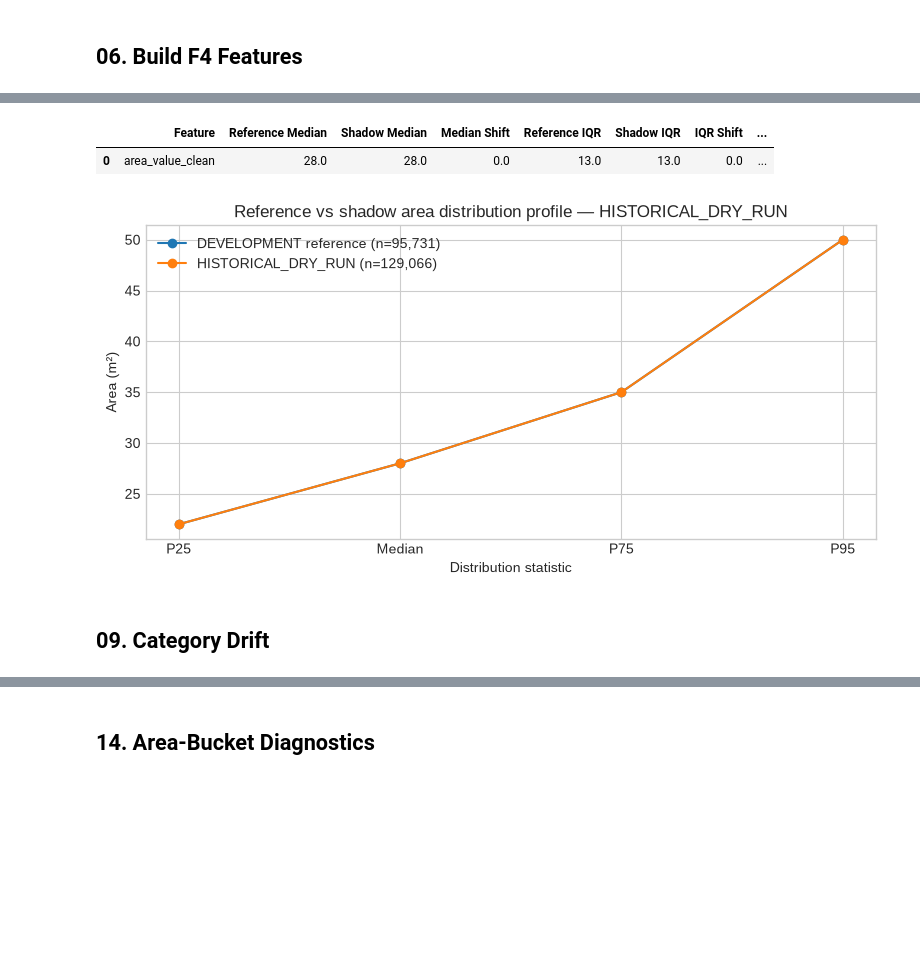
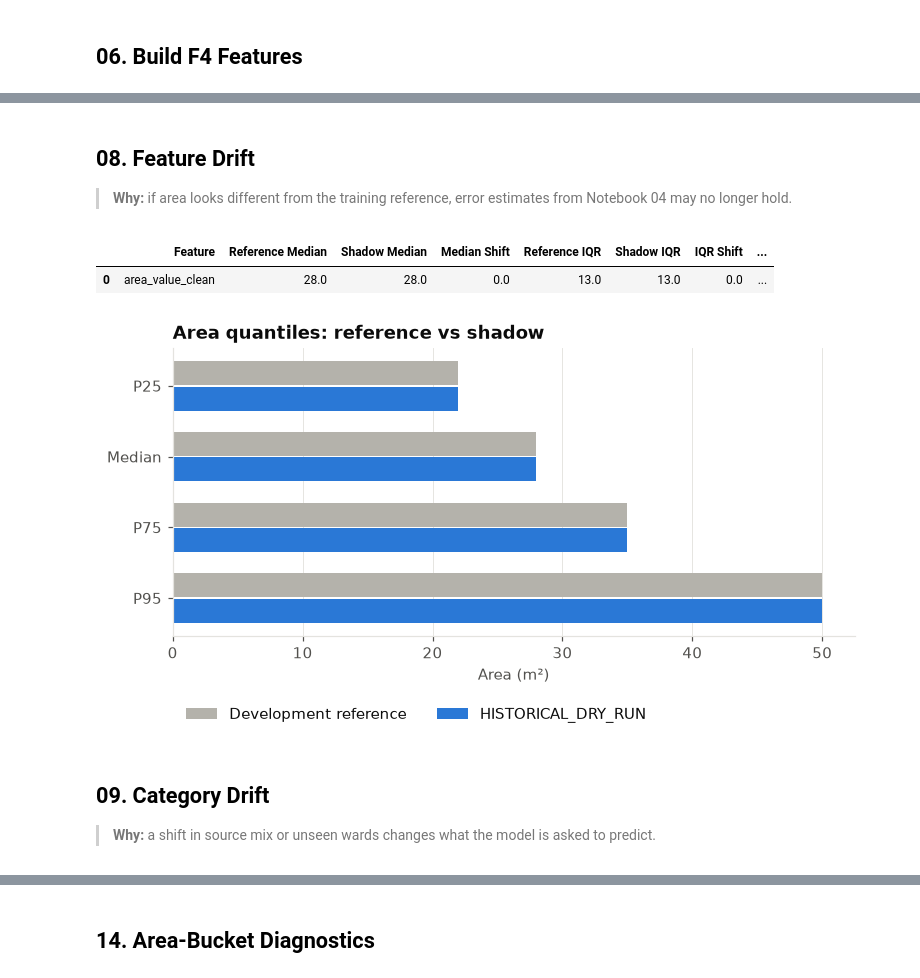
Before and after one commit to HauCoder2005/roombeacon-system, a Jupyter notebook: notebooks/06_roombeacon_shadow_validation.ipynb, the cells around one changed output, grey strips where cells are left out. Saved outputs shown, nothing was run; the diff lists cells and outputs as text; code cells hidden in the pictures; blank space fills up the shorter version.

```diff
--- a/notebooks/06_roombeacon_shadow_validation.ipynb
+++ b/notebooks/06_roombeacon_shadow_validation.ipynb
@@ -144,16 +244,58 @@ ax.tick_params(axis='x',rotation=12); plt.tight_layout(); plt.show()
+# %% [markdown]
+## 08. Feature Drift
+
+> **Why:** if area looks different from the training reference, error estimates from Notebook 04 may no longer hold.
 # %%
-numeric_drift,category_share_drift=feature_drift_report(population.ready_rows,champion.reference_profile)
+numeric_drift, category_share_drift = feature_drift_report(
+    population.ready_rows, champion.reference_profile
+)
 display(numeric_drift)
-reference_area=champion.reference_profile['numeric']['area_value_clean']
-shadow_area=population.ready_rows.area_value_clean.astype(float)
-quantile_labels=['P25','Median','P75','P95']
-reference_quantiles=[reference_area['p25'],reference_area['median'],reference_area['p75'],reference_area['p95']]
-shadow_quantiles=[shadow_area.quantile(.25),shadow_area.median(),shadow_area.quantile(.75),shadow_area.quantile(.95)]
-fig,ax=plt.subplots(figsize=(8,4)); x=np.arange(len(quantile_labels)); ax.plot(x,reference_quantiles,marker='o',label=f"DEVELOPMENT reference (n={champion.reference_profile['row_count']:,})"); ax.plot(x,shadow_quantiles,marker='o',label=f'{VALIDATION_MODE} (n={len(shadow_area):,})'); ax.set(xticks=x,xticklabels=quantile_labels,title=f'Reference vs shadow area distribution profile — {VALIDATION_MODE}',xlabel='Distribution statistic',ylabel='Area (m²)'); ax.legend(); plt.tight_layout(); plt.show()
+reference_area = champion.reference_profile["numeric"]["area_value_clean"]
+shadow_area = population.ready_rows.area_value_clean.astype(float)
+quantiles = pd.DataFrame(
+    {
+        "Reference": [
+            reference_area["p25"],
+            reference_area["median"],
+            reference_area["p75"],
+            reference_area["p95"],
+        ],
+        VALIDATION_MODE: [
+            shadow_area.quantile(0.25),
+            shadow_area.median(),
+            shadow_area.quantile(0.75),
+            shadow_area.quantile(0.95),
+        ],
+    },
+    index=["P25", "Median", "P75", "P95"],
+)
+fig, ax = plt.subplots(figsize=(8, 3.4))
+positions = np.arange(len(quantiles))
+ax.barh(
+    positions - 0.18,
+    quantiles["Reference"],
+    height=0.34,
+    color=NEUTRAL,
+    label="Development reference",
+)
+ax.barh(
+    positions + 0.18,
+    quantiles[VALIDATION_MODE],
+    height=0.34,
+    color=CATEGORICAL[0],
+    label=VALIDATION_MODE,
+)
+ax.set_yticks(positions, quantiles.index)
+ax.invert_yaxis()
+ax.set(title="Area quantiles: reference vs shadow", xlabel="Area (m²)")
+ax.legend(loc="upper left", bbox_to_anchor=(0, -0.2), ncol=2)
+plt.show()
 # %% [output]
 |  | Feature | Reference Median | Shadow Median | Median Shift | Reference IQR | Shadow IQR | IQR Shift | ... |
 | 0 | area_value_clean | 28.0 | 28.0 | 0.0 | 13.0 | 13.0 | 0.0 | ... |
-[figure, old version]
+[figure, new version]
-# %% [markdown]
-## 09. Category Drift
+# %% [markdown]
+## 09. Category Drift
+
+> **Why:** a shift in source mix or unseen wards changes what the model is asked to predict.
 # %%
```
Also changed, not shown: parts of 59 cells of this notebook.
